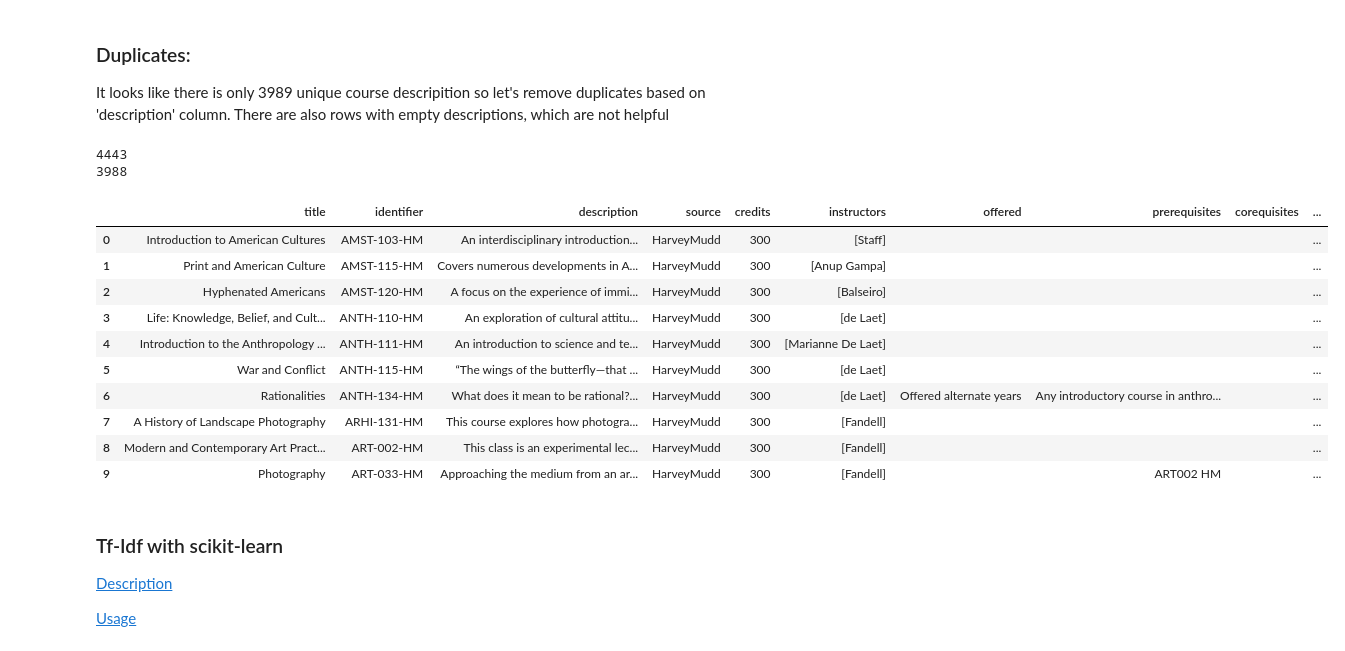
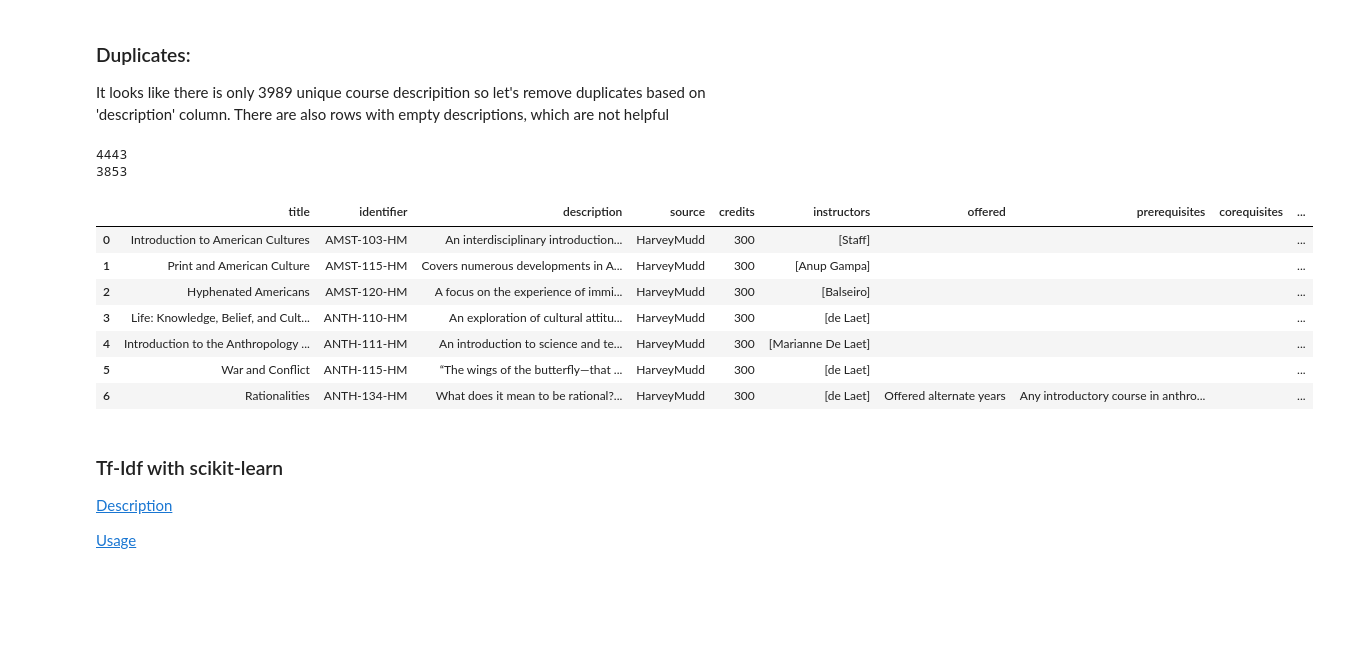
Before and after one commit to p-ai-org/p-recommender, a Jupyter notebook: data-science/alex.ipynb, the cells around one changed output. Drawn from its saved outputs; the diff is of its cells as text; code cells hidden in the pictures; blank space fills up the shorter version.

```diff
--- a/data-science/alex.ipynb
+++ b/data-science/alex.ipynb
@@ -31,25 +31,24 @@ There are also rows with empty descriptions, which are not helpful
 # %%
 print(len(data))
 data = data.drop_duplicates(subset='description')
+data = data.drop_duplicates(subset='identifier')
 data = data[data["description"] != ""]
+data.reset_index(inplace=True,drop=True)
 print(len(data))
 # %% [output]
 4443
-3988
+3853
 # %%
-data.head(10)
+data.head(7)
 # %% [output]
 |  | title | identifier | description | source | credits | instructors | offered | prerequisites | corequisites | ... |
 | 0 | Introduction to American Cultures | AMST-103-HM | An interdisciplinary introduction... | HarveyMudd | 300 | [Staff] |  |  |  | ... |
 | 1 | Print and American Culture | AMST-115-HM | Covers numerous developments in A... | HarveyMudd | 300 | [Anup Gampa] |  |  |  | ... |
 | 2 | Hyphenated Americans | AMST-120-HM | A focus on the experience of immi... | HarveyMudd | 300 | [Balseiro] |  |  |  | ... |
 | 3 | Life: Knowledge, Belief, and Cult... | ANTH-110-HM | An exploration of cultural attitu... | HarveyMudd | 300 | [de Laet] |  |  |  | ... |
 | 4 | Introduction to the Anthropology ... | ANTH-111-HM | An introduction to science and te... | HarveyMudd | 300 | [Marianne De Laet] |  |  |  | ... |
 | 5 | War and Conflict | ANTH-115-HM | “The wings of the butterfly—that ... | HarveyMudd | 300 | [de Laet] |  |  |  | ... |
 | 6 | Rationalities | ANTH-134-HM | What does it mean to be rational?... | HarveyMudd | 300 | [de Laet] | Offered alternate years | Any introductory course in anthro... |  | ... |
-| 7 | A History of Landscape Photography | ARHI-131-HM | This course explores how photogra... | HarveyMudd | 300 | [Fandell] |  |  |  | ... |
-| 8 | Modern and Contemporary Art Pract... | ART-002-HM | This class is an experimental lec... | HarveyMudd | 300 | [Fandell] |  |  |  | ... |
-| 9 | Photography | ART-033-HM | Approaching the medium from an ar... | HarveyMudd | 300 | [Fandell] |  | ART002 HM |  | ... |
 # %% [markdown]
 ### Tf-Idf with scikit-learn
 [Description](https://monkeylearn.com/blog/what-is-tf-idf/)
```
Also changed, not shown: parts of 19 cells of this notebook.
